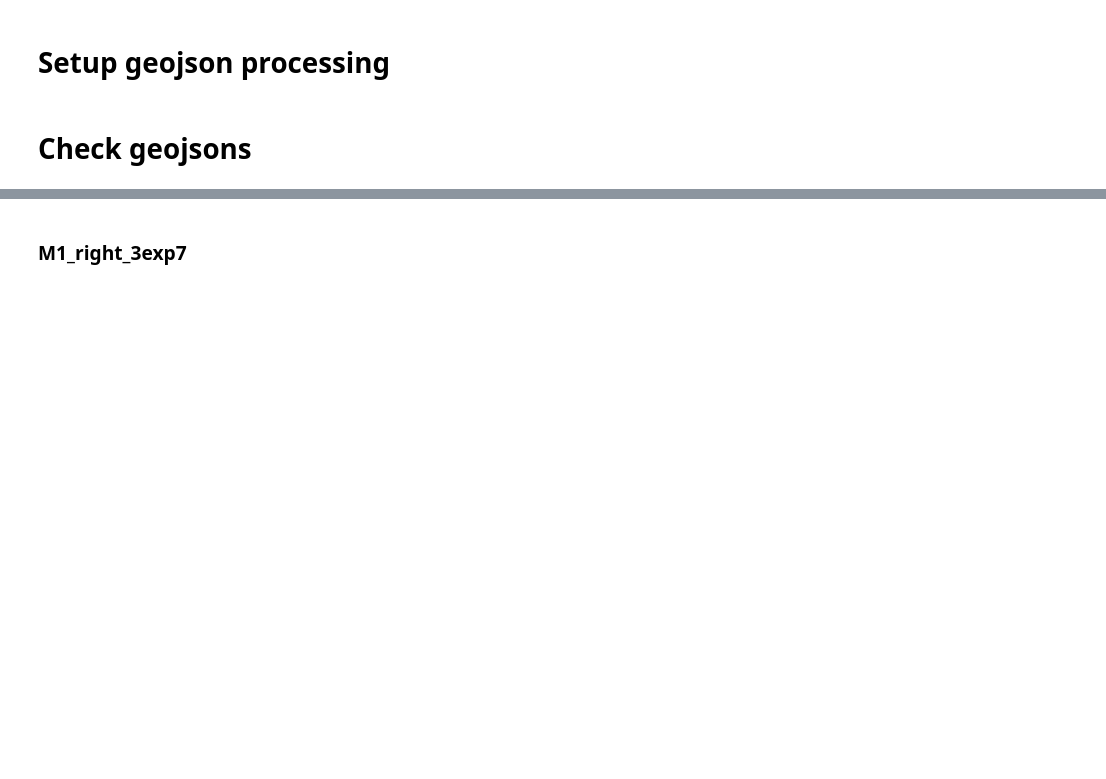
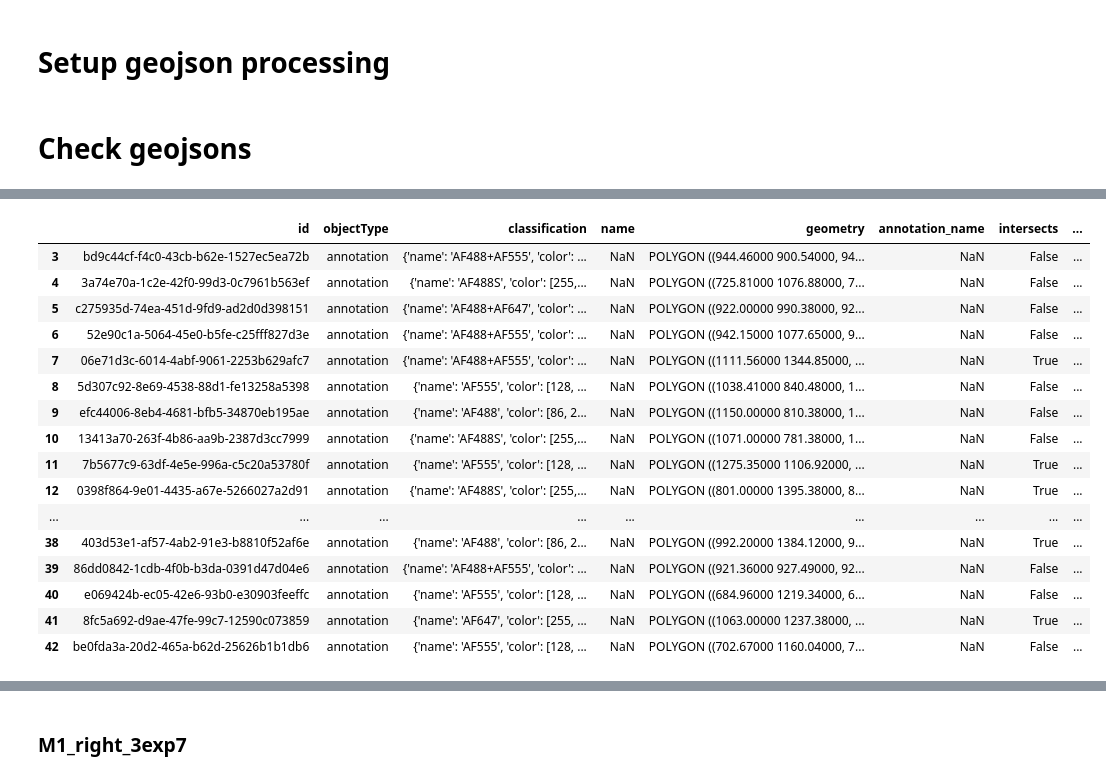
Before and after one commit to CosciaLab/Qupath_to_LMD, a Jupyter notebook: QuPath_to_LMD_debugging.ipynb, the cells around one changed output, grey strips where cells are left out. Drawn from its saved outputs; the diff is of its cells as text; code cells hidden in the pictures; blank space fills up the shorter version.

Commit message:
classification

```diff
--- a/QuPath_to_LMD_debugging.ipynb
+++ b/QuPath_to_LMD_debugging.ipynb
@@ -259,0 +271,4 @@ for path in Path("/Users/jnimoca/Desktop/qupath").rglob("*.geojson"):
+# %%
+#remove points
+df = df[df['geometry'].apply(lambda geom: not isinstance(geom, shapely.geometry.Point))]
+logger.info(f"Point geometries have been removed")
@@ -259,0 +286,4 @@ for path in Path("/Users/jnimoca/Desktop/qupath").rglob("*.geojson"):
+# %%
+#check and remove empty classifications
+if df['classification'].isna().sum() !=0 :
+    df = df[df['classification'].notna()]
@@ -259,0 +299,3 @@ for path in Path("/Users/jnimoca/Desktop/qupath").rglob("*.geojson"):
+# %%
+#get classification name from inside geometry properties
+df['classification_name'] = df['classification'].apply(lambda x: x.get('name'))
@@ -259,0 +308,3 @@ for path in Path("/Users/jnimoca/Desktop/qupath").rglob("*.geojson"):
+# %%
+#get classification name from inside geometry properties
+df['classification_name'] = df['classification'].apply(lambda x: x.get('name') if isinstance(x, dict) else logger.warning(f"Classification is not a dictionary: {x}"))
@@ -259,0 +326,20 @@ for path in Path("/Users/jnimoca/Desktop/qupath").rglob("*.geojson"):
+# %%
+df
+# %% [output]
+|  | id | objectType | classification | name | geometry | annotation_name | intersects | ... |
+| 3 | bd9c44cf-f4c0-43cb-b62e-1527ec5ea72b | annotation | {'name': 'AF488+AF555', 'color': ... | NaN | POLYGON ((944.46000 900.54000, 94... | NaN | False | ... |
+| 4 | 3a74e70a-1c2e-42f0-99d3-0c7961b563ef | annotation | {'name': 'AF488S', 'color': [255,... | NaN | POLYGON ((725.81000 1076.88000, 7... | NaN | False | ... |
+| 5 | c275935d-74ea-451d-9fd9-ad2d0d398151 | annotation | {'name': 'AF488+AF647', 'color': ... | NaN | POLYGON ((922.00000 990.38000, 92... | NaN | False | ... |
+| 6 | 52e90c1a-5064-45e0-b5fe-c25fff827d3e | annotation | {'name': 'AF488+AF555', 'color': ... | NaN | POLYGON ((942.15000 1077.65000, 9... | NaN | False | ... |
+| 7 | 06e71d3c-6014-4abf-9061-2253b629afc7 | annotation | {'name': 'AF488+AF555', 'color': ... | NaN | POLYGON ((1111.56000 1344.85000, ... | NaN | True | ... |
+| 8 | 5d307c92-8e69-4538-88d1-fe13258a5398 | annotation | {'name': 'AF555', 'color': [128, ... | NaN | POLYGON ((1038.41000 840.48000, 1... | NaN | False | ... |
+| 9 | efc44006-8eb4-4681-bfb5-34870eb195ae | annotation | {'name': 'AF488', 'color': [86, 2... | NaN | POLYGON ((1150.00000 810.38000, 1... | NaN | False | ... |
+| 10 | 13413a70-263f-4b86-aa9b-2387d3cc7999 | annotation | {'name': 'AF488S', 'color': [255,... | NaN | POLYGON ((1071.00000 781.38000, 1... | NaN | False | ... |
+| 11 | 7b5677c9-63df-4e5e-996a-c5c20a53780f | annotation | {'name': 'AF555', 'color': [128, ... | NaN | POLYGON ((1275.35000 1106.92000, ... | NaN | True | ... |
+| 12 | 0398f864-9e01-4435-a67e-5266027a2d91 | annotation | {'name': 'AF488S', 'color': [255,... | NaN | POLYGON ((801.00000 1395.38000, 8... | NaN | True | ... |
+| ... | ... | ... | ... | ... | ... | ... | ... | ... |
+| 38 | 403d53e1-af57-4ab2-91e3-b8810f52af6e | annotation | {'name': 'AF488', 'color': [86, 2... | NaN | POLYGON ((992.20000 1384.12000, 9... | NaN | True | ... |
+| 39 | 86dd0842-1cdb-4f0b-b3da-0391d47d04e6 | annotation | {'name': 'AF488+AF555', 'color': ... | NaN | POLYGON ((921.36000 927.49000, 92... | NaN | False | ... |
+| 40 | e069424b-ec05-42e6-93b0-e30903feeffc | annotation | {'name': 'AF555', 'color': [128, ... | NaN | POLYGON ((684.96000 1219.34000, 6... | NaN | False | ... |
+| 41 | 8fc5a692-d9ae-47fe-99c7-12590c073859 | annotation | {'name': 'AF647', 'color': [255, ... | NaN | POLYGON ((1063.00000 1237.38000, ... | NaN | True | ... |
+| 42 | be0fda3a-20d2-465a-b62d-25626b1b1db6 | annotation | {'name': 'AF555', 'color': [128, ... | NaN | POLYGON ((702.67000 1160.04000, 7... | NaN | False | ... |
```
Also changed, not shown: parts of 34 cells of this notebook, 1 other file.
